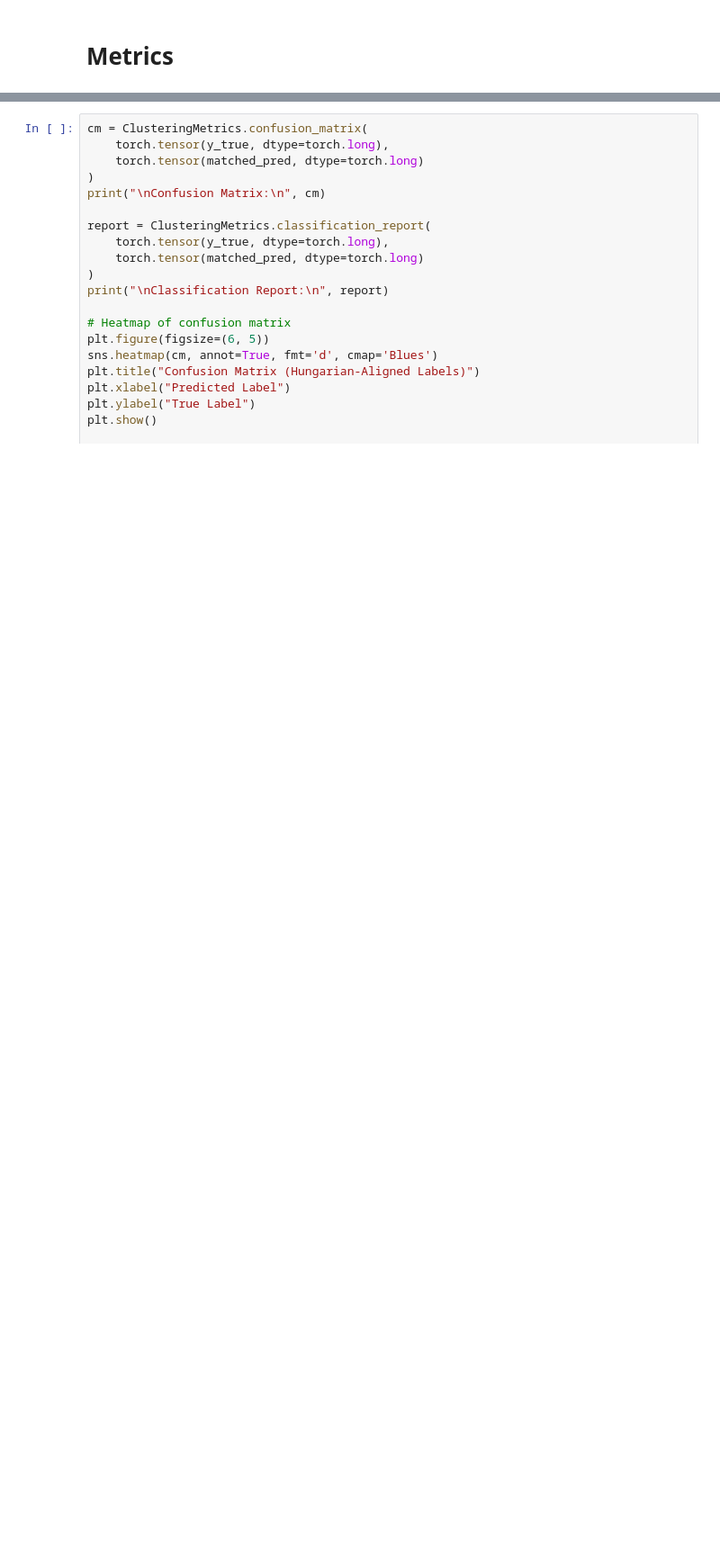
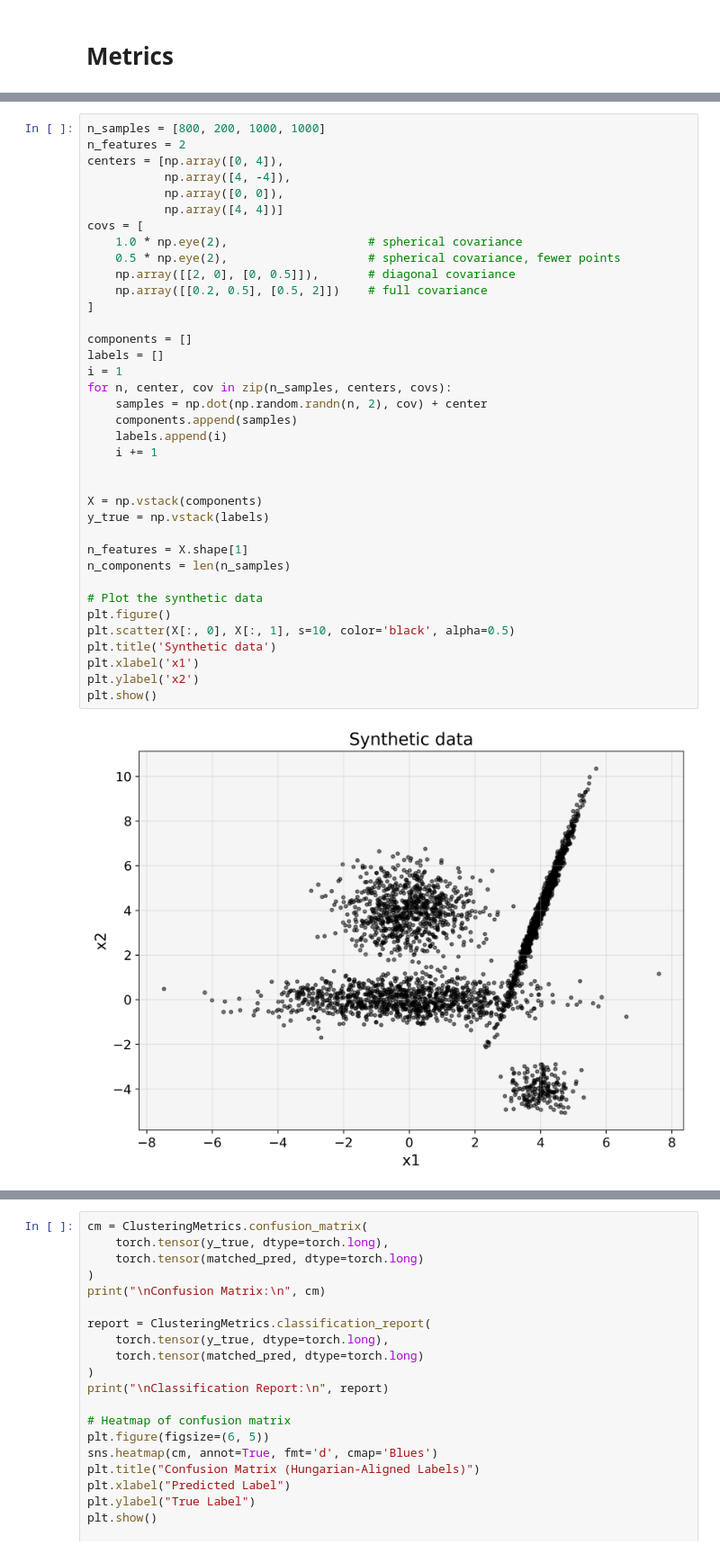
Before and after one commit to adriansousapoza/tgmm, a Jupyter notebook: notebooks/metrics.ipynb, the cells around one changed output, grey strips where cells are left out. Shown at 90% size. Saved outputs shown, nothing was run; the diff lists cells and outputs as text; blank space fills up the shorter version.

```diff
--- a/notebooks/metrics.ipynb
+++ b/notebooks/metrics.ipynb
@@ -79,0 +69,39 @@ Data shape: torch.Size([2800, 4]), true number of clusters: 4
+# %%
+n_samples = [800, 200, 1000, 1000]
+n_features = 2
+centers = [np.array([0, 4]),
+           np.array([4, -4]),
+           np.array([0, 0]),
+           np.array([4, 4])]
+covs = [
+    1.0 * np.eye(2),                    # spherical covariance
+    0.5 * np.eye(2),                    # spherical covariance, fewer points
+    np.array([[2, 0], [0, 0.5]]),       # diagonal covariance
+    np.array([[0.2, 0.5], [0.5, 2]])    # full covariance
+]
+
+components = []
+labels = []
+i = 1
+for n, center, cov in zip(n_samples, centers, covs):
+    samples = np.dot(np.random.randn(n, 2), cov) + center
+    components.append(samples)
+    labels.append(i)
+    i += 1
+
+
+X = np.vstack(components)
+y_true = np.vstack(labels)
+
+n_features = X.shape[1]
+n_components = len(n_samples)
+
+# Plot the synthetic data
+plt.figure()
+plt.scatter(X[:, 0], X[:, 1], s=10, color='black', alpha=0.5)
+plt.title('Synthetic data')
+plt.xlabel('x1')
+plt.ylabel('x2')
+plt.show()
+# %% [output]
+[figure, added]
```
Also changed, not shown: parts of 8 cells of this notebook, 4 other files.
